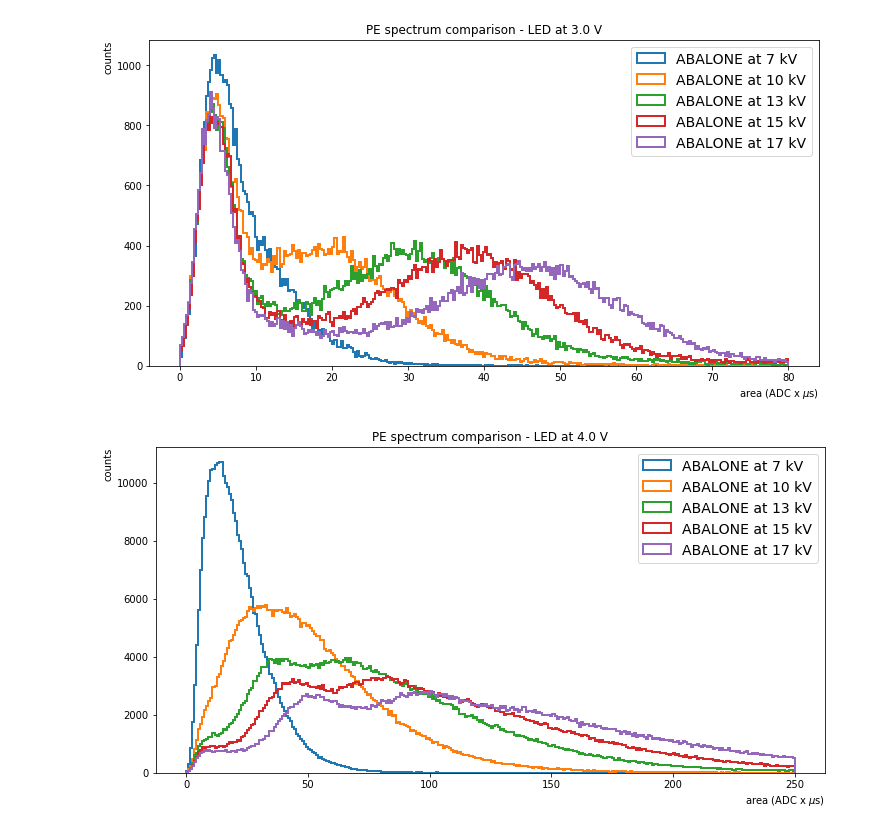
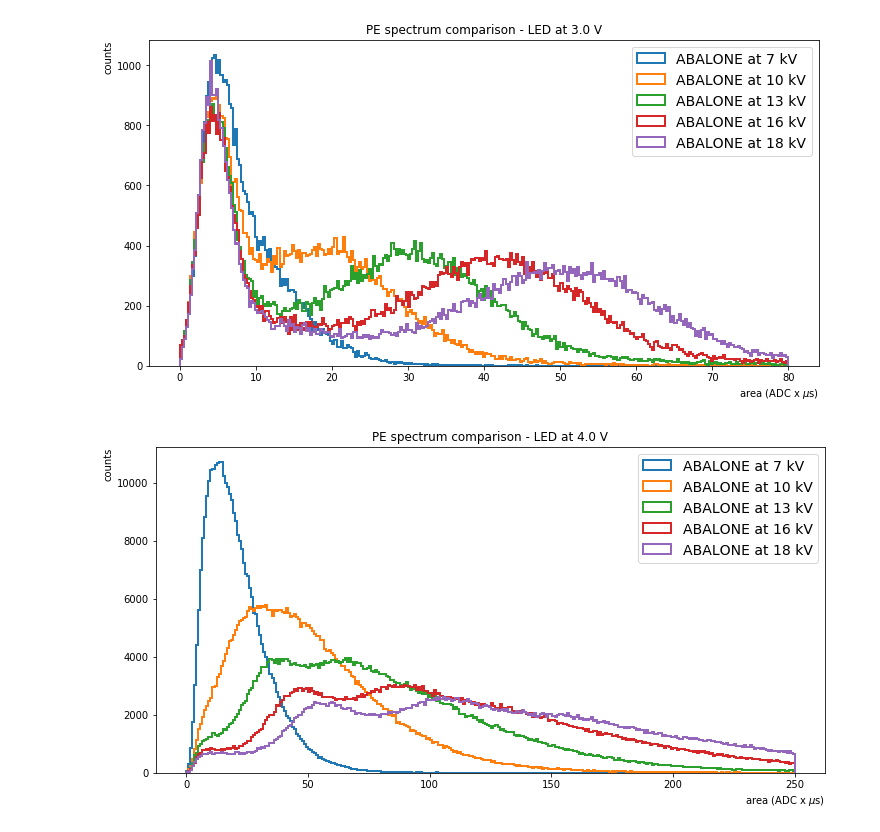
Before and after one commit to valerioda/abalone, a Jupyter notebook: compare_abalone_rampingup.ipynb, the cells around one changed output. Cells and saved outputs as stored; diff of their text form; code cells hidden in the pictures.

```diff
--- a/compare_abalone_rampingup.ipynb
+++ b/compare_abalone_rampingup.ipynb
@@ -52,11 +52,12 @@ df_14 = pd.read_hdf('processed_data/data_ABALONE_14kV_SiPM2_32V_LED_3V.h5')
 df_15 = pd.read_hdf('processed_data/data_ABALONE_15kV_SiPM2_32V_LED_3V.h5')
 df_16 = pd.read_hdf('processed_data/data_ABALONE_16kV_SiPM2_32V_LED_3V.h5')
 df_17 = pd.read_hdf('processed_data/data_ABALONE_17kV_SiPM2_32V_LED_3V.h5')
+df_18 = pd.read_hdf('processed_data/data_ABALONE_18kV_SiPM2_32V_LED_3V.h5')
 # %%
-compare_pe_spectrum(df_7['area'],df_10['area'],df_13['area'],df_15['area'],df_17['area'],
-                    volts=(7,10,13,15,17),low=0,high=80,bins=300,ledv=3)
+compare_pe_spectrum(df_7['area'],df_10['area'],df_13['area'],df_16['area'],df_18['area'],
+                    volts=(7,10,13,16,18),low=0,high=80,bins=300,ledv=3)
 # %% [output]
-[figure, old version]
+[figure, new version]
 # %%
 df4_7 = pd.read_hdf('processed_data/data_ABALONE_7kV_SiPM2_32V_LED_4V.h5')
 df4_8 = pd.read_hdf('processed_data/data_ABALONE_8kV_SiPM2_32V_LED_4V.h5')
@@ -72,6 +74,6 @@ df4_17 = pd.read_hdf('processed_data/data_ABALONE_17kV_SiPM2_32V_LED_4V.h5')
 # %%
-compare_pe_spectrum(df4_7['area'],df4_10['area'],df4_13['area'],df4_15['area'],df4_17['area'],
-                    volts=(7,10,13,15,17), low=0, high=250, bins=300, ledv=4)
+compare_pe_spectrum(df4_7['area'],df4_10['area'],df4_13['area'],df4_16['area'],df4_18['area'],
+                    volts=(7,10,13,16,18), low=0, high=250, bins=300, ledv=4)
 # %% [output]
-[figure, old version]
+[figure, new version]
 # %%
```
Also changed, not shown: parts of 3 cells of this notebook, 29 other files.
